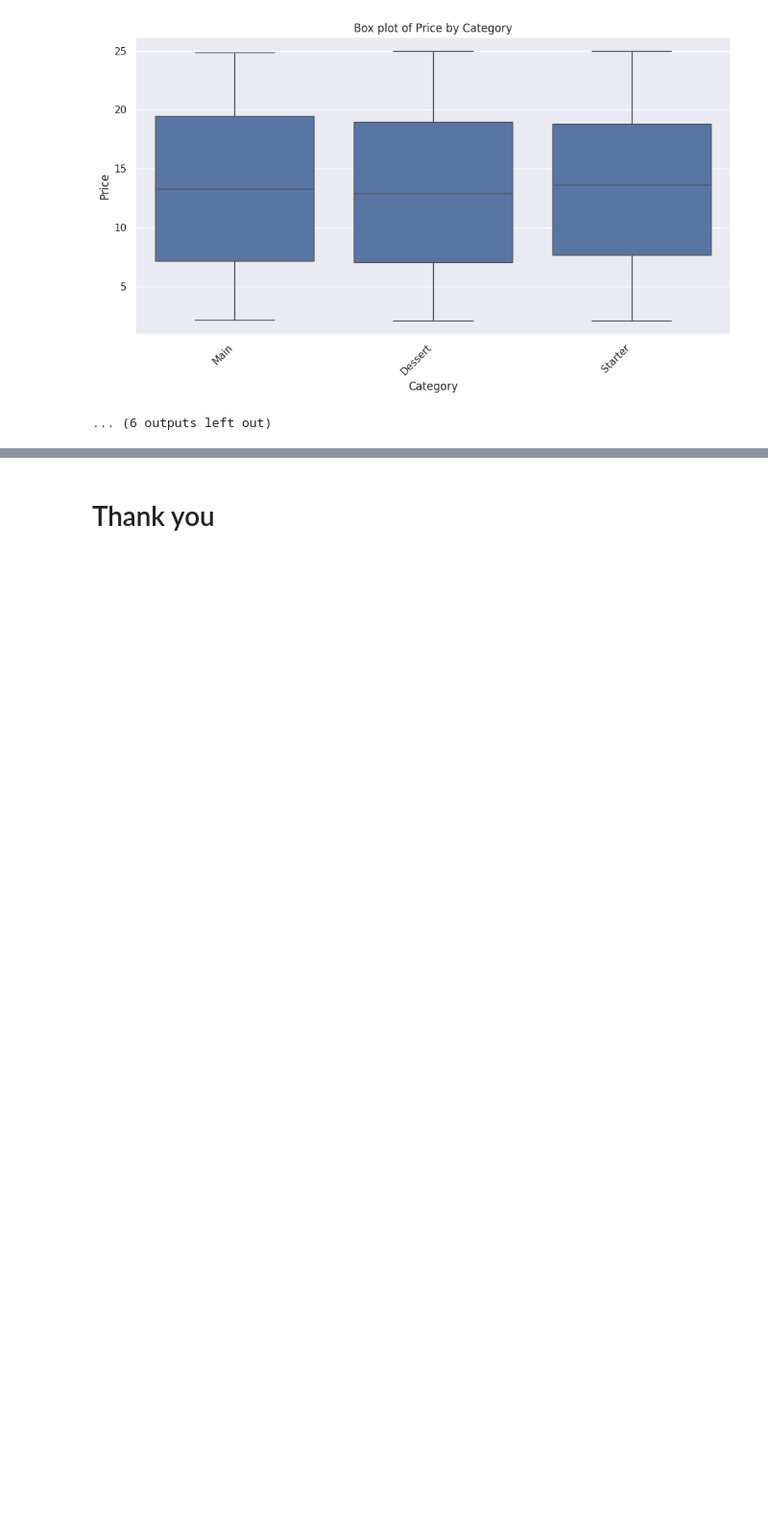
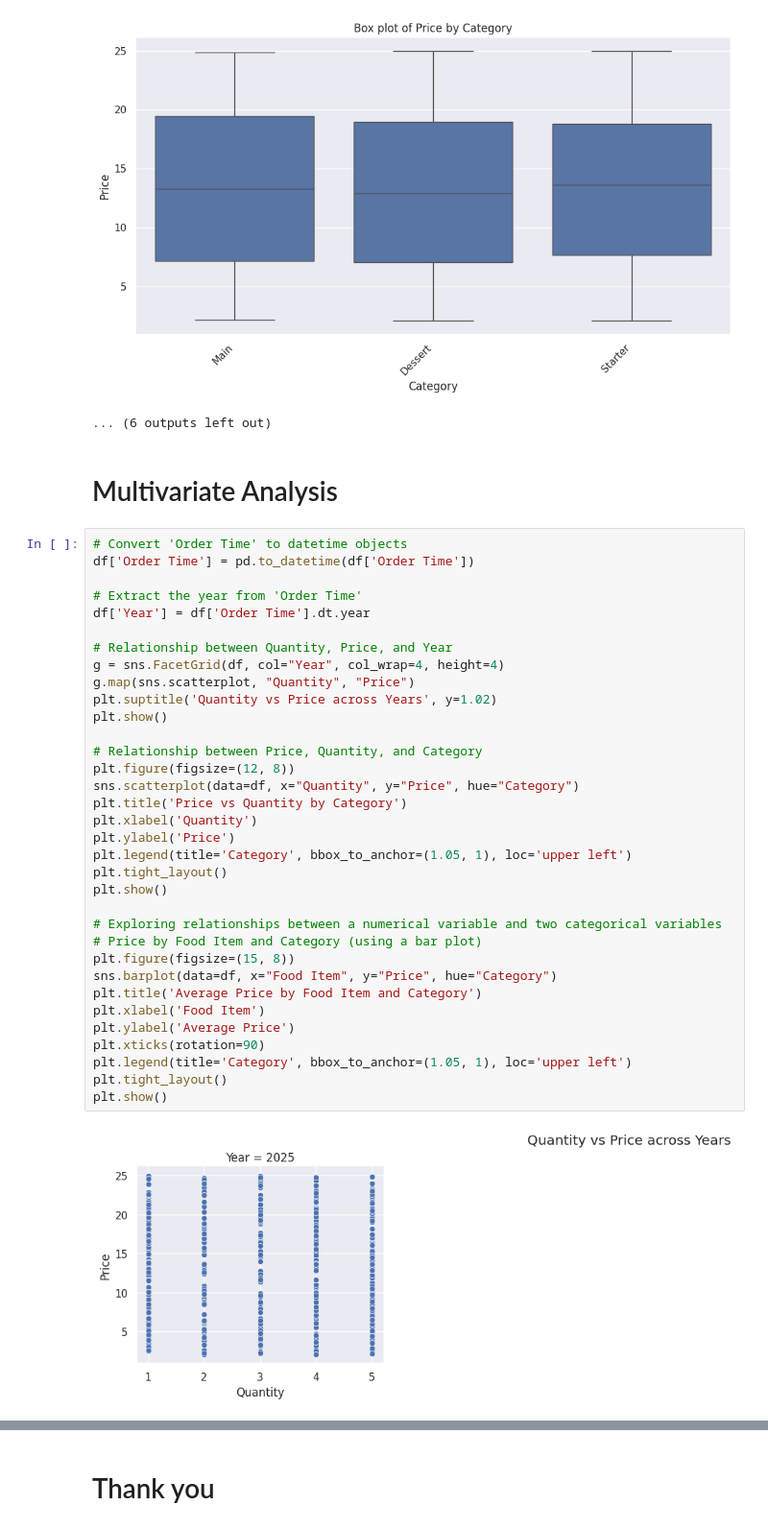
Before and after one commit to Nikhil5566/EDA-Repo, a Jupyter notebook: Restaurant_Orders_Dataset.ipynb, the cells around one changed output, grey strips where cells are left out. Shown at 96% size. Drawn from its saved outputs; the diff is of its cells as text; blank space fills up the shorter version.

```diff
--- a/Restaurant_Orders_Dataset.ipynb
+++ b/Restaurant_Orders_Dataset.ipynb
@@ -261,3 +261,41 @@ for cat_col in categorical_cols:
 [figure]
 [figure]
 ... (6 outputs left out)
+# %% [markdown]
+# Multivariate Analysis
+# %%
+# Convert 'Order Time' to datetime objects
+df['Order Time'] = pd.to_datetime(df['Order Time'])
+
+# Extract the year from 'Order Time'
+df['Year'] = df['Order Time'].dt.year
+
+# Relationship between Quantity, Price, and Year
+g = sns.FacetGrid(df, col="Year", col_wrap=4, height=4)
+g.map(sns.scatterplot, "Quantity", "Price")
+plt.suptitle('Quantity vs Price across Years', y=1.02)
+plt.show()
+
+# Relationship between Price, Quantity, and Category
+plt.figure(figsize=(12, 8))
+sns.scatterplot(data=df, x="Quantity", y="Price", hue="Category")
+plt.title('Price vs Quantity by Category')
+plt.xlabel('Quantity')
+plt.ylabel('Price')
+plt.legend(title='Category', bbox_to_anchor=(1.05, 1), loc='upper left')
+plt.tight_layout()
+plt.show()
+
+# Exploring relationships between a numerical variable and two categorical variables
+# Price by Food Item and Category (using a bar plot)
+plt.figure(figsize=(15, 8))
+sns.barplot(data=df, x="Food Item", y="Price", hue="Category")
+plt.title('Average Price by Food Item and Category')
+plt.xlabel('Food Item')
+plt.ylabel('Average Price')
+plt.xticks(rotation=90)
+plt.legend(title='Category', bbox_to_anchor=(1.05, 1), loc='upper left')
+plt.tight_layout()
+plt.show()
+# %% [output]
+[figure, added]
```
Also changed, not shown: parts of 4 cells of this notebook.
